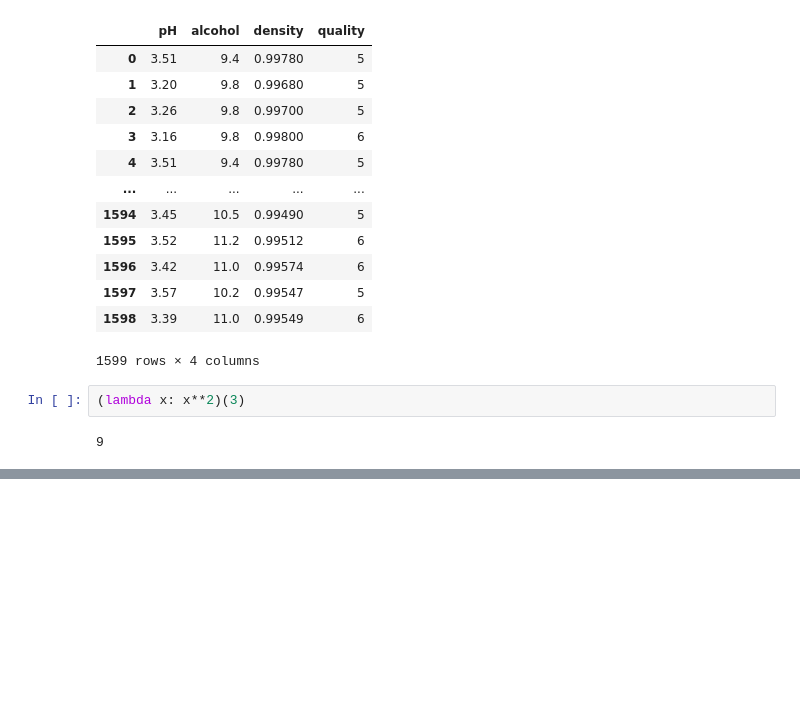
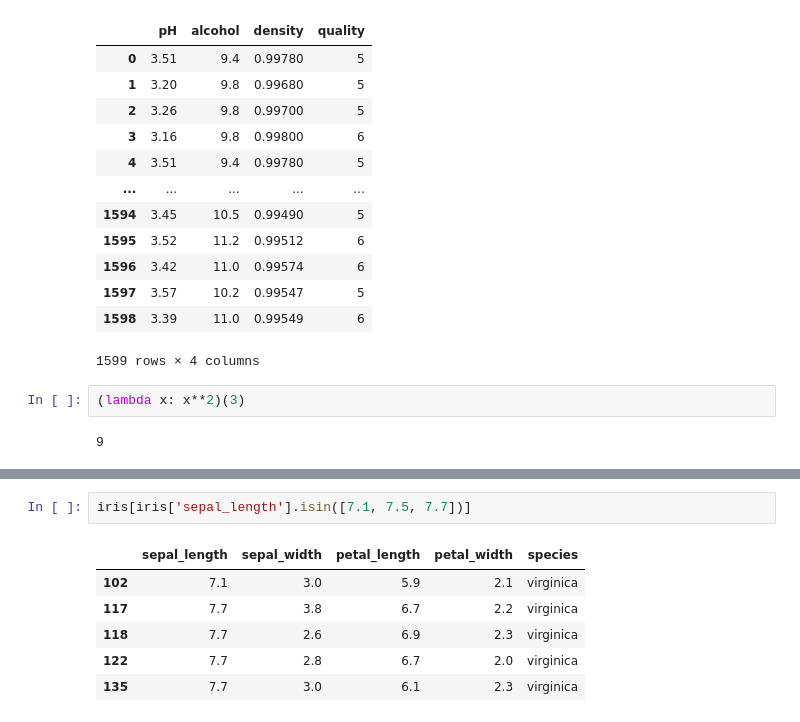
Before and after one commit to norzest/Python_basic, a Jupyter notebook: base/20210622/데이터분석.ipynb, the cells around one changed output, grey strips where cells are left out. Drawn from its saved outputs; the diff is of its cells as text; blank space fills up the shorter version.

```diff
--- a/base/20210622/Untitled.ipynb
+++ b/base/20210622/데이터분석.ipynb
@@ -214,0 +270,9 @@ new_red.dropna(how='any')
+# %%
+iris[iris['sepal_length'].isin([7.1, 7.5, 7.7])]
+# %% [output]
+|  | sepal_length | sepal_width | petal_length | petal_width | species |
+| 102 | 7.1 | 3.0 | 5.9 | 2.1 | virginica |
+| 117 | 7.7 | 3.8 | 6.7 | 2.2 | virginica |
+| 118 | 7.7 | 2.6 | 6.9 | 2.3 | virginica |
+| 122 | 7.7 | 2.8 | 6.7 | 2.0 | virginica |
+| 135 | 7.7 | 3.0 | 6.1 | 2.3 | virginica |
```
Also changed, not shown: parts of 8 cells of this notebook, 10 other files.
